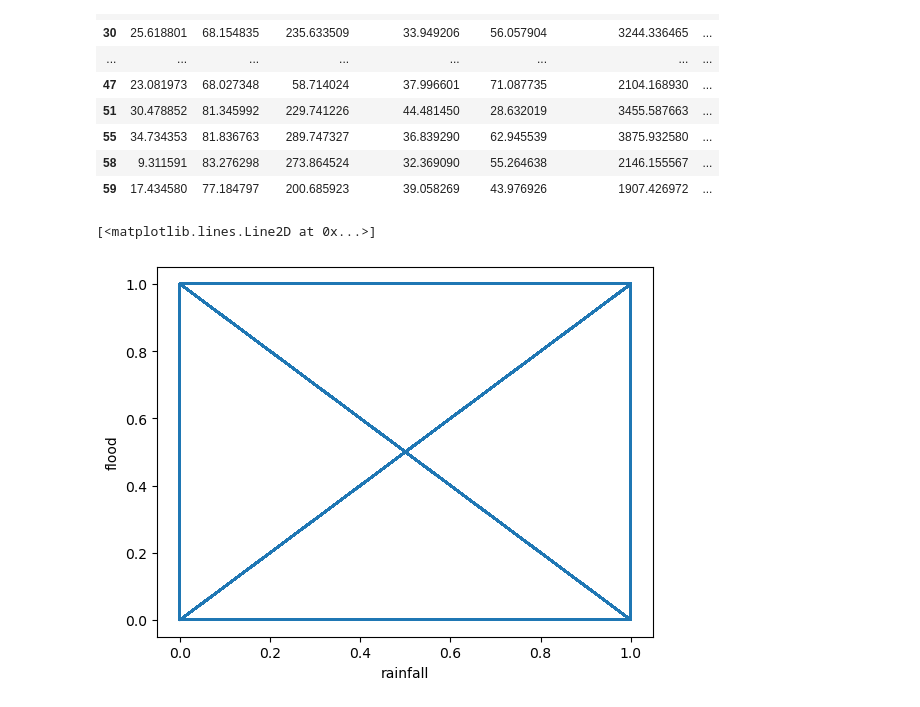
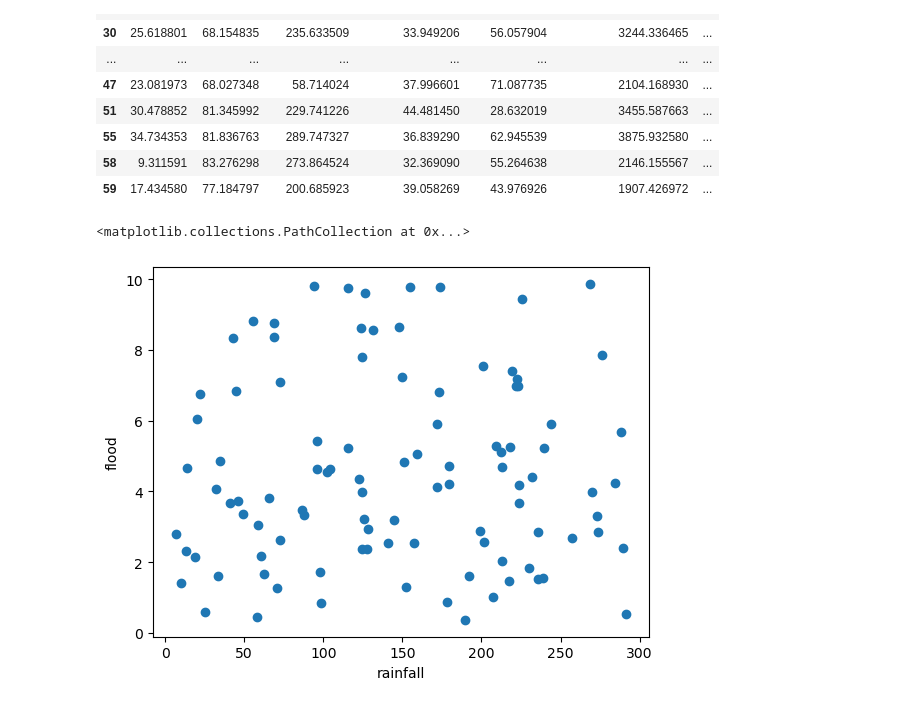
Before and after one commit to Barkobae/Flood-Risk-Detection, a Jupyter notebook: flood.ipynb, the cells around one changed output. Cells and saved outputs as stored; diff of their text form; code cells hidden in the pictures.

Commit message:
new graph

```diff
--- a/flood.ipynb
+++ b/flood.ipynb
@@ -77,12 +77,12 @@ NoWaterBody.head(20)
 # %%
 from matplotlib import pyplot as plt
 # %%
-x = fd['Rainfall (mm)']<100
-y = fd['Flood Occurred']==0
+x = fd['Rainfall (mm)'].head(100)
+y = fd['Water Level (m)'].head(100)
 plt.xlabel("rainfall")
 plt.ylabel("flood")
 
-plt.plot(x, y)
+plt.scatter(x, y)
 # %% [output]
-[<matplotlib.lines.Line2D at 0x...>]
+<matplotlib.collections.PathCollection at 0x...>
-[figure, old version]
+[figure, new version]
```
